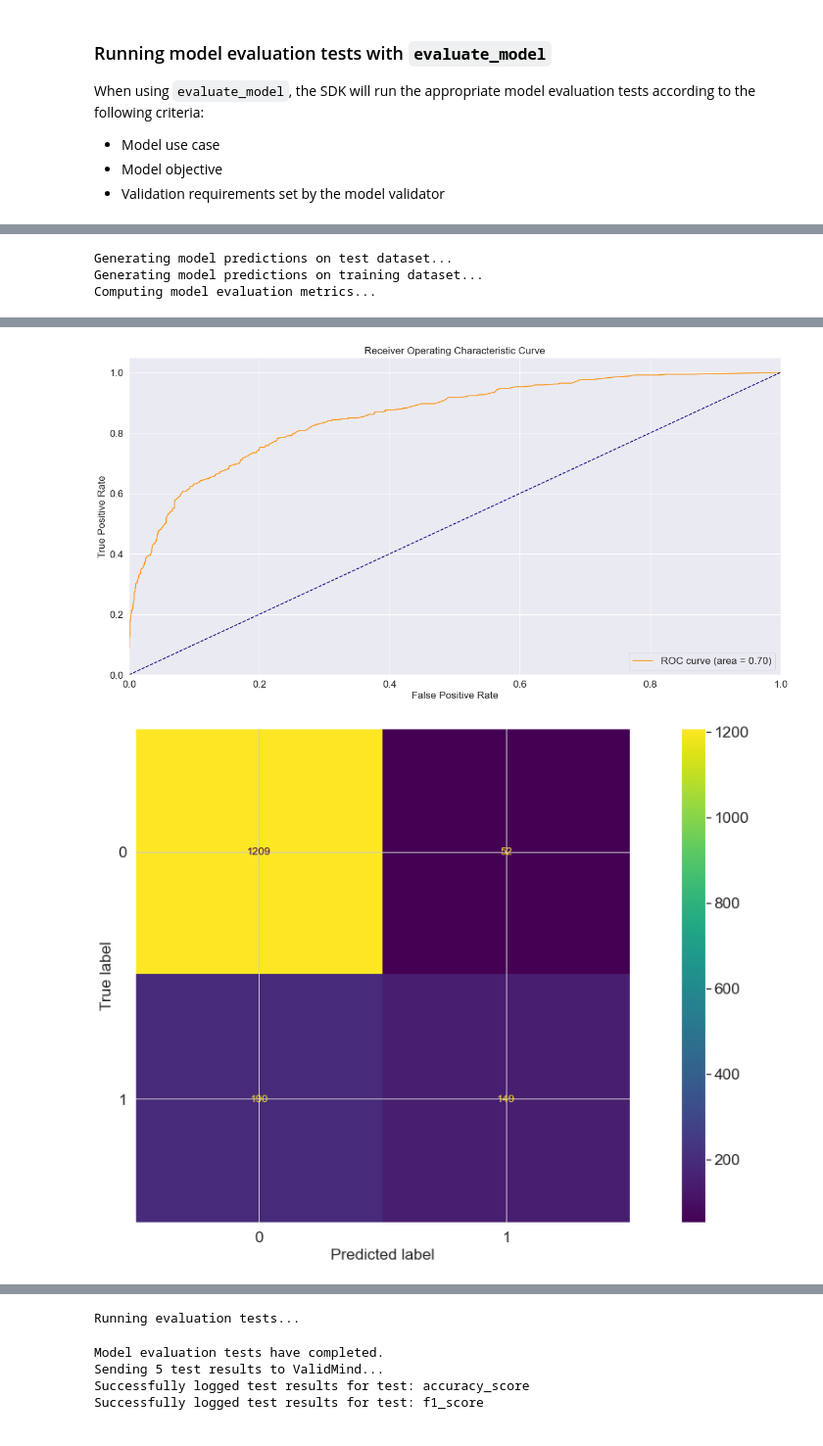
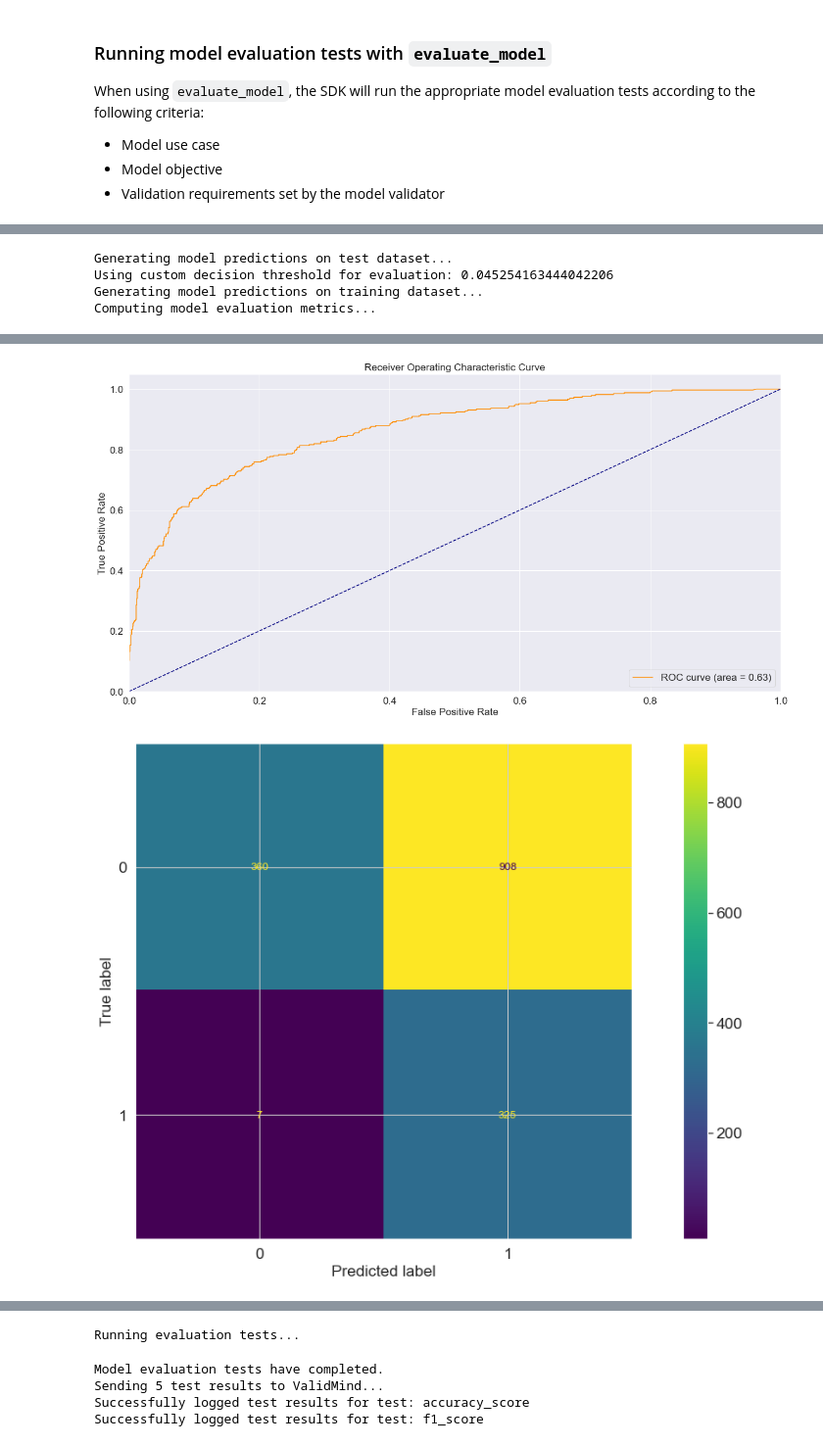
Before and after one commit to validmind/developer-framework, a Jupyter notebook: notebooks/intro.ipynb, the cells around one changed output, grey strips where cells are left out. Shown at 98% size. Cells and saved outputs as stored; diff of their text form; code cells hidden in the pictures.

Commit message:
Allow passing a custom decision threshold

```diff
--- a/notebooks/intro.ipynb
+++ b/notebooks/intro.ipynb
@@ -309,3 +310,15 @@ When using `evaluate_model`, the SDK will run the appropriate model evaluation t
 - Model use case
 - Model objective
 - Validation requirements set by the model validator
+# %%
+# Find an optimal threshold for the model before we evaluate it
+# We want to focus on a threshold that maximizes the F1 score since
+# we are interested in optimizing performance for the minority class
+y_pred = xgb_model.predict_proba(x_val)[:, -1]
+
+precision, recall, thresholds = precision_recall_curve(y_val, y_pred)
+fscore = (2 * precision * recall) / (precision + recall)
+# Get the index of the largest F1 Score
+ix = argmax(fscore)
+threshold = thresholds[ix]
+print('Optimal threshold=%f, F1 Score=%.3f' % (threshold, fscore[ix]))
@@ -312,7 +339,13 @@ When using `evaluate_model`, the SDK will run the appropriate model evaluation t
 # %%
-eval_results = vm.evaluate_model(xgb_model, test_set=(x_test, y_test), train_set=(x_train, y_train))
+eval_results = vm.evaluate_model(
+    xgb_model,
+    test_set=(x_test, y_test),
+    train_set=(x_train, y_train),
+    eval_opts={"decision_threshold": threshold}
+)
 # %% [output]
 Generating model predictions on test dataset...
+Using custom decision threshold for evaluation: 0.045254163444042206
 Generating model predictions on training dataset...
 Computing model evaluation metrics...
 Sending 10 metrics results to ValidMind...
@@ -331,4 +364,4 @@ roc_auc    0.699145
 
 Plotting model evaluation metrics...
-[figure, old version]
+[figure, new version]
-[figure, old version]
+[figure, new version]
```
Also changed, not shown: parts of 5 cells of this notebook, 4 other files.
